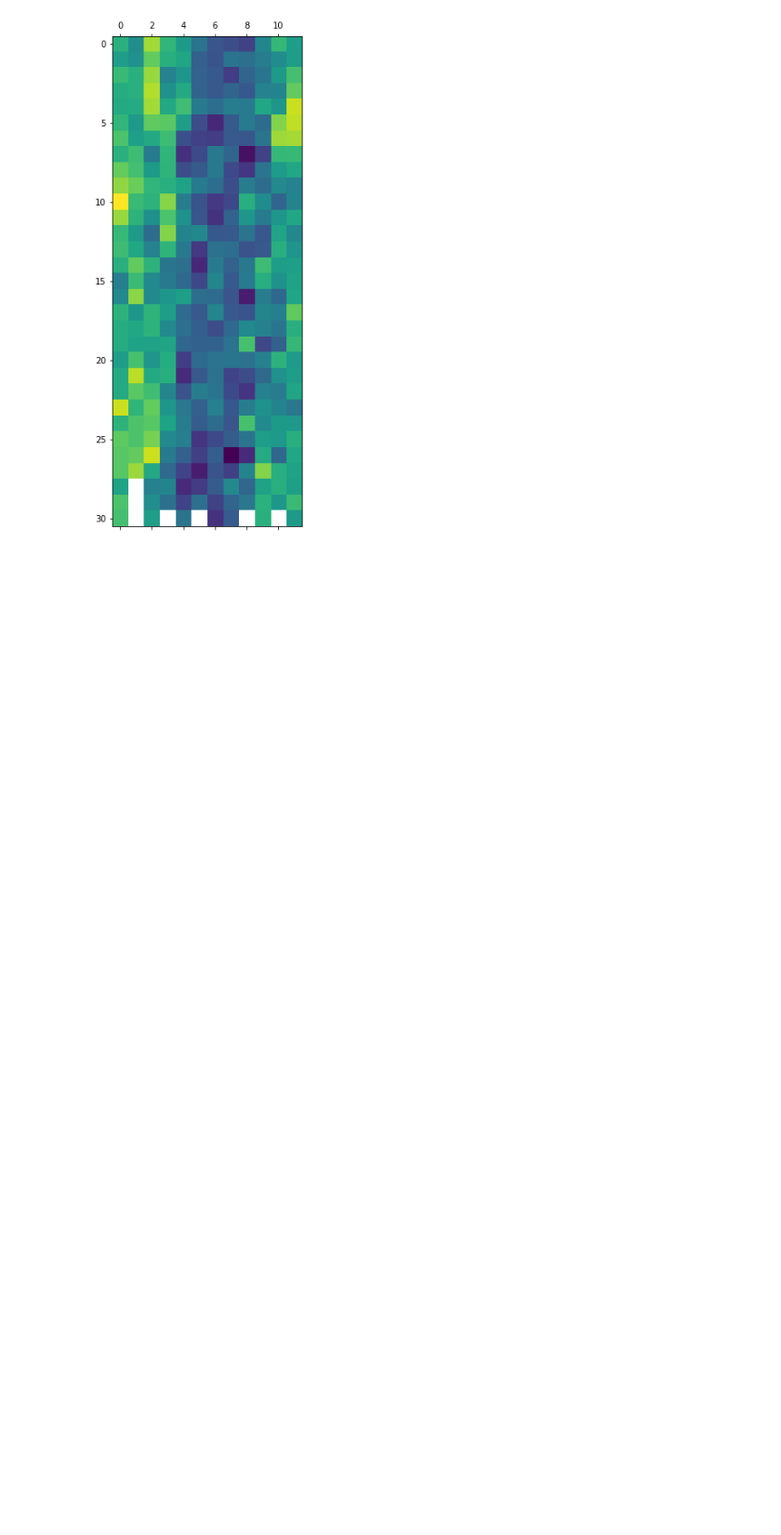
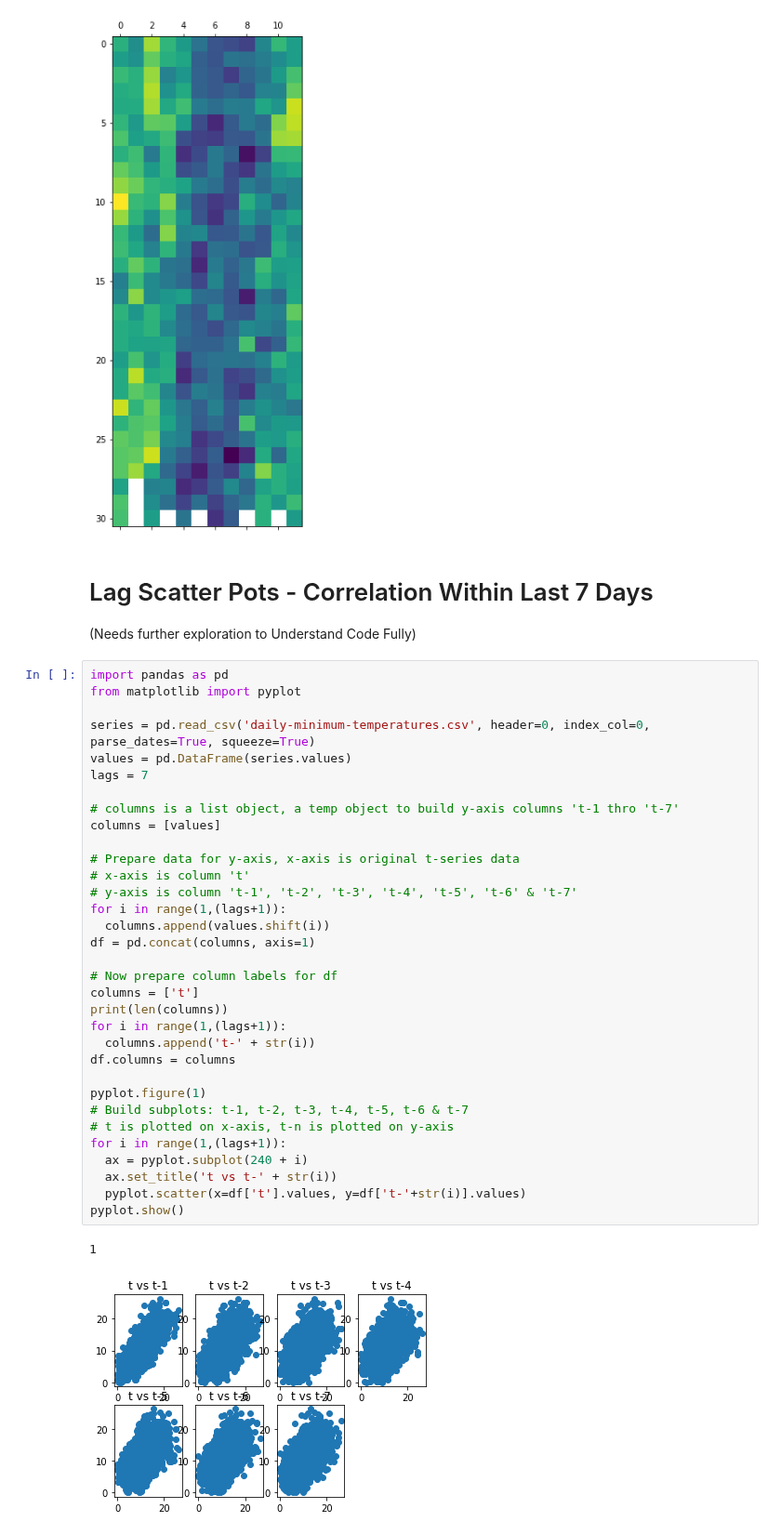
Before and after one commit to kenneth-craig/academyPub, a Jupyter notebook: Time Series Data.ipynb, the cells around one changed output. Shown at 93% size. Saved outputs shown, nothing was run; the diff lists cells and outputs as text; blank space fills up the shorter version.

```diff
--- a/Time Series Data.ipynb
+++ b/Time Series Data.ipynb
@@ -113,3 +113,42 @@ pyplot.matshow(months, interpolation=None, aspect='auto')
 pyplot.show()
 # %% [output]
 [figure]
+# %% [markdown]
+# Lag Scatter Pots - Correlation Within Last 7 Days
+(Needs further exploration to Understand Code Fully)
+# %%
+import pandas as pd
+from matplotlib import pyplot
+
+series = pd.read_csv('daily-minimum-temperatures.csv', header=0, index_col=0, parse_dates=True, squeeze=True)
+values = pd.DataFrame(series.values)
+lags = 7
+
+# columns is a list object, a temp object to build y-axis columns 't-1 thro 't-7'
+columns = [values]
+
+# Prepare data for y-axis, x-axis is original t-series data
+# x-axis is column 't'
+# y-axis is column 't-1', 't-2', 't-3', 't-4', 't-5', 't-6' & 't-7'
+for i in range(1,(lags+1)):
+  columns.append(values.shift(i))
+df = pd.concat(columns, axis=1)
+
+# Now prepare column labels for df
+columns = ['t']
+print(len(columns))
+for i in range(1,(lags+1)):
+  columns.append('t-' + str(i))
+df.columns = columns
+
+pyplot.figure(1)
+# Build subplots: t-1, t-2, t-3, t-4, t-5, t-6 & t-7
+# t is plotted on x-axis, t-n is plotted on y-axis
+for i in range(1,(lags+1)):
+  ax = pyplot.subplot(240 + i)
+  ax.set_title('t vs t-' + str(i))
+  pyplot.scatter(x=df['t'].values, y=df['t-'+str(i)].values)
+pyplot.show()
+# %% [output]
+1
+[figure, added]
```
Also changed, not shown: parts of 3 cells of this notebook.
